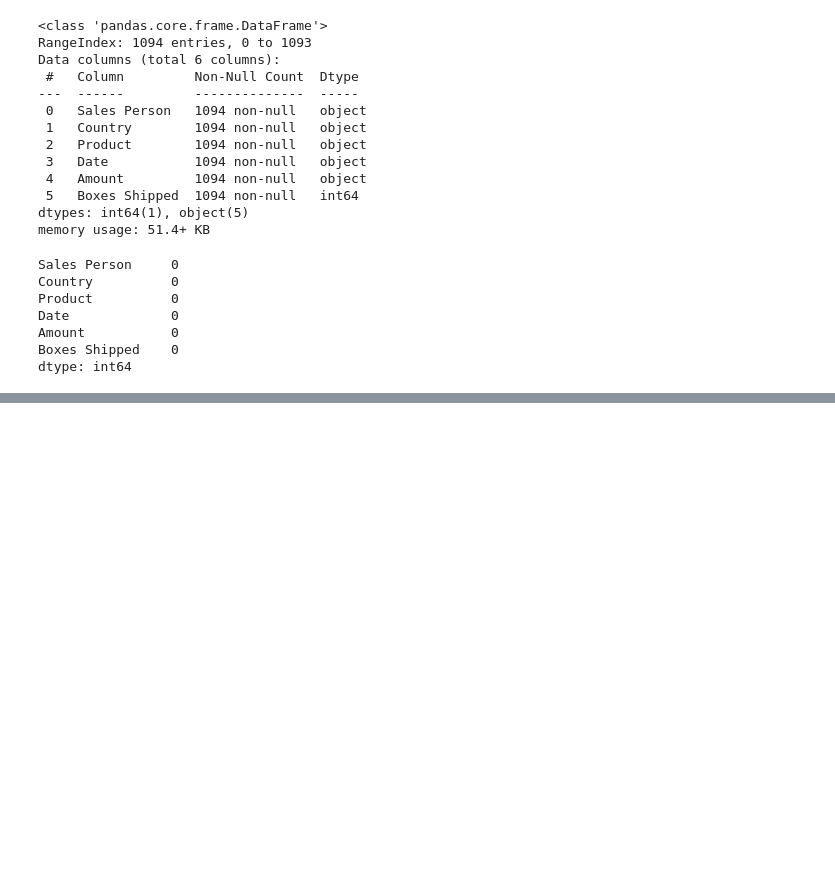
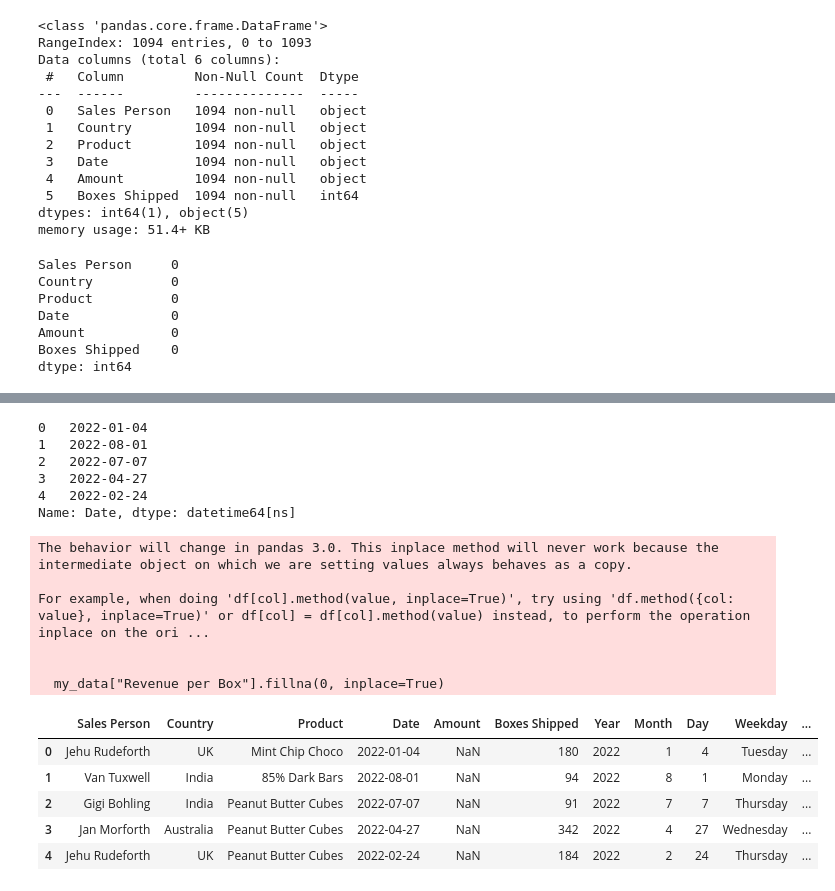
Before and after one commit to techwithrichard/analysis-1, a Jupyter notebook: test.ipynb, the cells around one changed output, grey strips where cells are left out. Cells and saved outputs as stored; diff of their text form; code cells hidden in the pictures; blank space fills up the shorter version.

```diff
--- a/test.ipynb
+++ b/test.ipynb
@@ -98,0 +112,48 @@ plt.show()
+# %%
+# Check first few values to identify the format
+print(my_data["Date"].head())
+# %% [output]
+0   2022-01-04
+1   2022-08-01
+2   2022-07-07
+3   2022-04-27
+4   2022-02-24
+Name: Date, dtype: datetime64[ns]
+# %%
+# Drop duplicate rows if any
+my_data.drop_duplicates(inplace=True)
+
+# Ensure Date is in datetime format
+my_data["Date"] = pd.to_datetime(my_data["Date"], format="%Y-%m-%d")
+
+
+# Convert categorical variables to category type
+my_data["Sales Person"] = my_data["Sales Person"].astype("category")
+my_data["Country"] = my_data["Country"].astype("category")
+my_data["Product"] = my_data["Product"].astype("category")
+# %%
+# Convert Amount and Boxes Shipped to numeric
+my_data["Amount"] = pd.to_numeric(my_data["Amount"], errors="coerce")
+my_data["Boxes Shipped"] = pd.to_numeric(my_data["Boxes Shipped"], errors="coerce")
+
+# Now perform the division
+my_data["Revenue per Box"] = my_data["Amount"] / my_data["Boxes Shipped"]
+
+# Fill NaN values (in case of division by zero)
+my_data["Revenue per Box"].fillna(0, inplace=True)
+
+# Check the first few rows
+my_data.head()
+# %% [output]
+The behavior will change in pandas 3.0. This inplace method will never work because the intermediate object on which we are setting values always behaves as a copy.
+
+For example, when doing 'df[col].method(value, inplace=True)', try using 'df.method({col: value}, inplace=True)' or df[col] = df[col].method(value) instead, to perform the operation inplace on the ori ...
+
+
+  my_data["Revenue per Box"].fillna(0, inplace=True)
+|  | Sales Person | Country | Product | Date | Amount | Boxes Shipped | Year | Month | Day | Weekday | ... |
+| 0 | Jehu Rudeforth | UK | Mint Chip Choco | 2022-01-04 | NaN | 180 | 2022 | 1 | 4 | Tuesday | ... |
+| 1 | Van Tuxwell | India | 85% Dark Bars | 2022-08-01 | NaN | 94 | 2022 | 8 | 1 | Monday | ... |
+| 2 | Gigi Bohling | India | Peanut Butter Cubes | 2022-07-07 | NaN | 91 | 2022 | 7 | 7 | Thursday | ... |
+| 3 | Jan Morforth | Australia | Peanut Butter Cubes | 2022-04-27 | NaN | 342 | 2022 | 4 | 27 | Wednesday | ... |
+| 4 | Jehu Rudeforth | UK | Peanut Butter Cubes | 2022-02-24 | NaN | 184 | 2022 | 2 | 24 | Thursday | ... |
```
Also changed, not shown: parts of 5 cells of this notebook.
